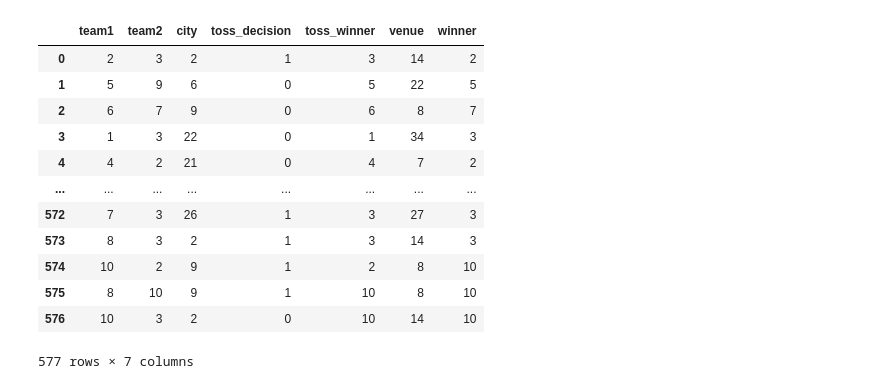
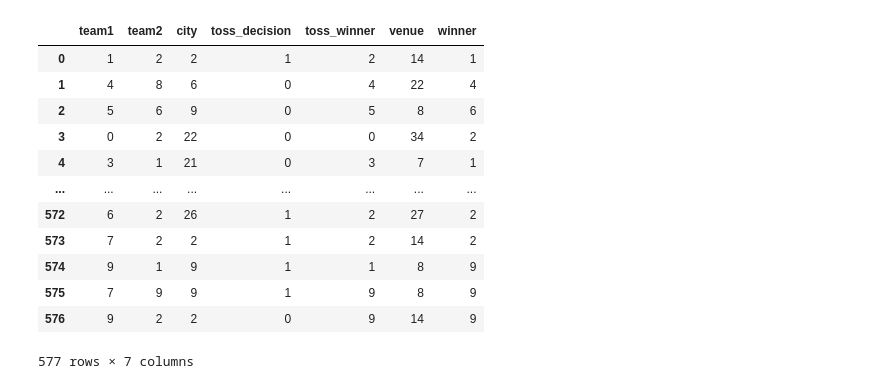
Before and after one commit to ramkishor-hosamane/neural-network, a Jupyter notebook: crikcet-analytics.ipynb, the cells around one changed output. Drawn from its saved outputs; the diff is of its cells as text; code cells hidden in the pictures.

```diff
--- a/crikcet-analytics.ipynb
+++ b/crikcet-analytics.ipynb
@@ -5,44 +5,47 @@ import matplotlib.pyplot as plt
 # %%
 matches=pd.read_csv('matches.csv')
 
 matches['winner'].fillna('Draw', inplace=True)
 matches['city'].fillna('Dubai',inplace=True)
 
 matches.replace(['Mumbai Indians','Kolkata Knight Riders','Royal Challengers Bangalore','Deccan Chargers','Chennai Super Kings',
                  'Rajasthan Royals','Delhi Daredevils','Gujarat Lions','Kings XI Punjab',
                  'Sunrisers Hyderabad','Rising Pune Supergiants','Kochi Tuskers Kerala','Pune Warriors']
                 ,['MI','KKR','RCB','DC','CSK','RR','DD','GL','KXIP','SRH','RPS','KTK','PW'],inplace=True)
 
 encode = {'team1': {'MI':1,'KKR':2,'RCB':3,'DC':4,'CSK':5,'RR':6,'DD':7,'GL':8,'KXIP':9,'SRH':10,'RPS':11,'KTK':12,'PW':13},
           'team2': {'MI':1,'KKR':2,'RCB':3,'DC':4,'CSK':5,'RR':6,'DD':7,'GL':8,'KXIP':9,'SRH':10,'RPS':11,'KTK':12,'PW':13},
           'toss_winner': {'MI':1,'KKR':2,'RCB':3,'DC':4,'CSK':5,'RR':6,'DD':7,'GL':8,'KXIP':9,'SRH':10,'RPS':11,'KTK':12,'PW':13},
           'winner': {'MI':1,'KKR':2,'RCB':3,'DC':4,'CSK':5,'RR':6,'DD':7,'GL':8,'KXIP':9,'SRH':10,'RPS':11,'KTK':12,'PW':13,'Draw':14}}
+for para in encode:
+    for p in encode[para]:
+        encode[para][p] = encode[para][p]-1
 
 matches.replace(encode, inplace=True)
 
 matches = matches[['team1','team2','city','toss_decision','toss_winner','venue','winner']]
 df = pd.DataFrame(matches)
 
 
 from sklearn.preprocessing import LabelEncoder
 var_mod = ['city','toss_decision','venue']
 le = LabelEncoder()
 for i in var_mod:
     df[i] = le.fit_transform(df[i])
 df
 # %% [output]
 |  | team1 | team2 | city | toss_decision | toss_winner | venue | winner |
-| 0 | 2 | 3 | 2 | 1 | 3 | 14 | 2 |
-| 1 | 5 | 9 | 6 | 0 | 5 | 22 | 5 |
-| 2 | 6 | 7 | 9 | 0 | 6 | 8 | 7 |
-| 3 | 1 | 3 | 22 | 0 | 1 | 34 | 3 |
-| 4 | 4 | 2 | 21 | 0 | 4 | 7 | 2 |
+| 0 | 1 | 2 | 2 | 1 | 2 | 14 | 1 |
+| 1 | 4 | 8 | 6 | 0 | 4 | 22 | 4 |
+| 2 | 5 | 6 | 9 | 0 | 5 | 8 | 6 |
+| 3 | 0 | 2 | 22 | 0 | 0 | 34 | 2 |
+| 4 | 3 | 1 | 21 | 0 | 3 | 7 | 1 |
 | ... | ... | ... | ... | ... | ... | ... | ... |
-| 572 | 7 | 3 | 26 | 1 | 3 | 27 | 3 |
-| 573 | 8 | 3 | 2 | 1 | 3 | 14 | 3 |
-| 574 | 10 | 2 | 9 | 1 | 2 | 8 | 10 |
-| 575 | 8 | 10 | 9 | 1 | 10 | 8 | 10 |
-| 576 | 10 | 3 | 2 | 0 | 10 | 14 | 10 |
+| 572 | 6 | 2 | 26 | 1 | 2 | 27 | 2 |
+| 573 | 7 | 2 | 2 | 1 | 2 | 14 | 2 |
+| 574 | 9 | 1 | 9 | 1 | 1 | 8 | 9 |
+| 575 | 7 | 9 | 9 | 1 | 9 | 8 | 9 |
+| 576 | 9 | 2 | 2 | 0 | 9 | 14 | 9 |
 577 rows × 7 columns
 # %%
 X = df.iloc[:,:-1].values
```
Also changed, not shown: parts of 6 cells of this notebook, 5 other files.
